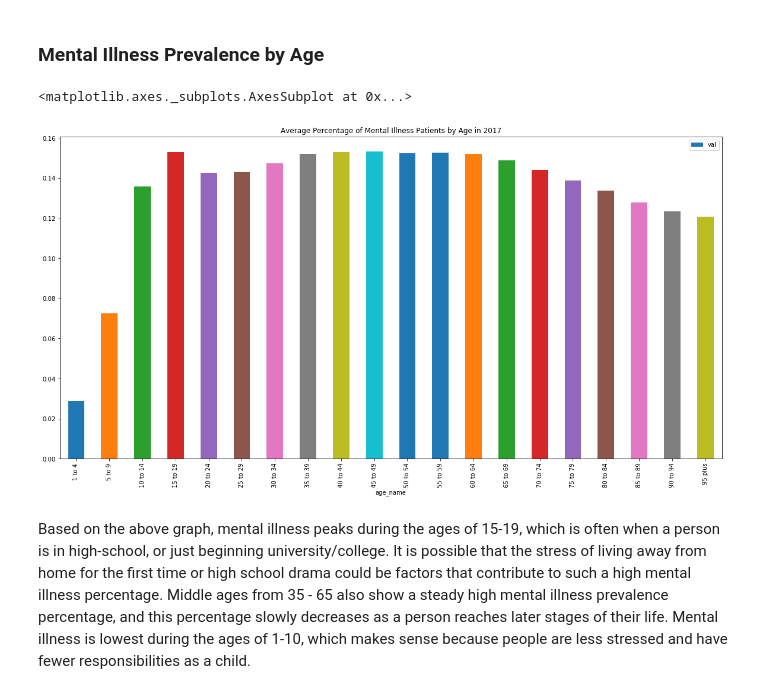
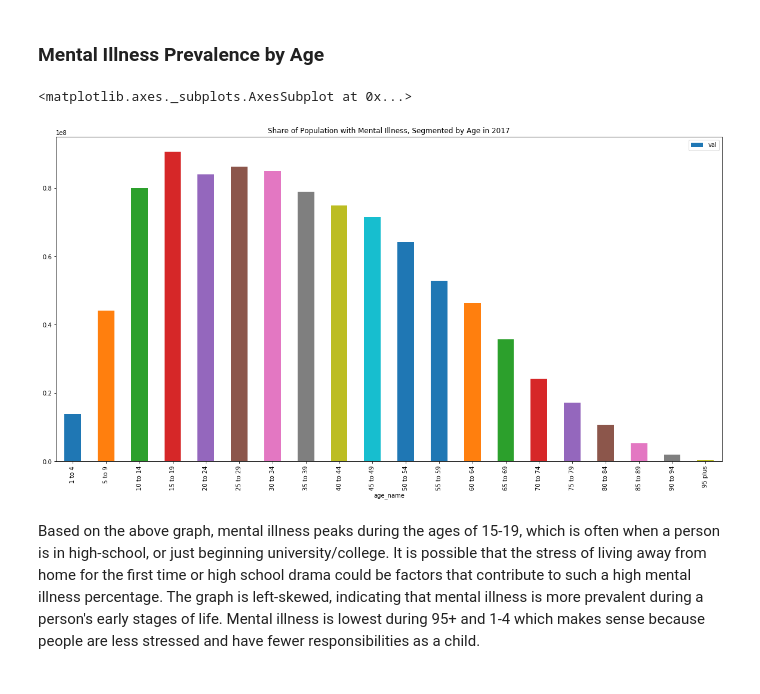
Before and after one commit to Sytta/ADA2018-Project, a Jupyter notebook: data_exploration_Judy_2.ipynb, the cells around one changed output. Saved outputs shown, nothing was run; the diff lists cells and outputs as text; code cells hidden in the pictures.

Commit message:
Added population csv and corrected percentage calculations

```diff
--- a/data_exploration_Judy_2.ipynb
+++ b/data_exploration_Judy_2.ipynb
@@ -103,0 +99,3 @@ deaths = pd.read_csv(data_folder + 'Deaths.csv')
+# %%
+# Read population data to pandas dataframe
+population = pd.read_csv('./data/Population_2015_2017.csv')
@@ -235,21 +382,36 @@ ages_in_order = ['1 to 4', '5 to 9', '10 to 14', '15 to 19', '20 to 24', '25 to
        '55 to 59', '60 to 64', '65 to 69', '70 to 74', '75 to 79', '80 to 84', '85 to 89',
        '90 to 94', '95 plus']
 # %%
-filtered_data = prevalence_percent[(prevalence_percent.location_name == 'Global') &
-                                   (prevalence_percent.cause_name.isin(level_1)) &
-                                   (prevalence_percent.sex_name == 'Both') &
-                                   (prevalence_percent.year == 2017)]
+# aggregate all other columns except age
+filtered_data = prevalence_number[(prevalence_number.location_name == 'Global') &
+                                   (prevalence_number.cause_name.isin(level_1)) &
+                                   (prevalence_number.sex_name == 'Both') &
+                                   (prevalence_number.year == 2017)]
 
+# filter population by aggregating all other columns except age
+pop_filtered = population[(population.location_name == 'Global') &
+                          (population.sex_name == 'Both') &
+                          (population.year_id == 2017)]
+
+# Join the prevalency data with population data so we can get the prevalency as a percentage of population
+filter_data_perc = pd.merge(filtered_data, pop_filtered, how='inner', left_on=['age_name'], right_on=['age_group_name'])
+
+# Create new column as prevalency percentage of population
+filter_data_perc['prevalency_percentage'] = filter_data_perc['val_x'] / filter_data_perc['val_y'] * 100
+
+# Filter out only the ages in ages_in_order list
 age_data = filtered_data[filtered_data.age_name.isin(ages_in_order)]
 age_data = age_data.groupby(['age_name'])['val'].mean().reset_index()
 
+# Create mapping to display graph in order of age
 mapping = {day: i for i, day in enumerate(ages_in_order)}
 key = age_data['age_name'].map(mapping)
 age_data = age_data.iloc[key.argsort()]
 
-age_data.plot.bar(x='age_name', y='val', figsize=(20,10), title="Average Percentage of Mental Illness Patients by Age in 2017")
+# Plot prevalency percentage by age
+age_data.plot.bar(x='age_name', y='val', figsize=(20,10), title="Share of Population with Mental Illness, Segmented by Age in 2017")
 # %% [output]
 <matplotlib.axes._subplots.AxesSubplot at 0x...>
-[figure, old version]
+[figure, new version]
 # %% [markdown]
-Based on the above graph, mental illness peaks during the ages of 15-19, which is often when a person is in high-school, or just beginning university/college. It is possible that the stress of living away from home for the first time or high school drama could be factors that contribute to such a high mental illness percentage. Middle ages from 35 - 65 also show a steady high mental illness prevalence percentage, and this percentage slowly decreases as a person reaches later stages of their life. Mental illness is lowest during the ages of 1-10, which makes sense because people are less stressed and have fewer responsibilities as a child.
+Based on the above graph, mental illness peaks during the ages of 15-19, which is often when a person is in high-school, or just beginning university/college. It is possible that the stress of living away from home for the first time or high school drama could be factors that contribute to such a high mental illness percentage. The graph is left-skewed, indicating that mental illness is more prevalent during a person's early stages of life. Mental illness is lowest during 95+ and 1-4 which makes sense because people are less stressed and have fewer responsibilities as a child.
```
Also changed, not shown: parts of 25 cells of this notebook, 1 other file.
